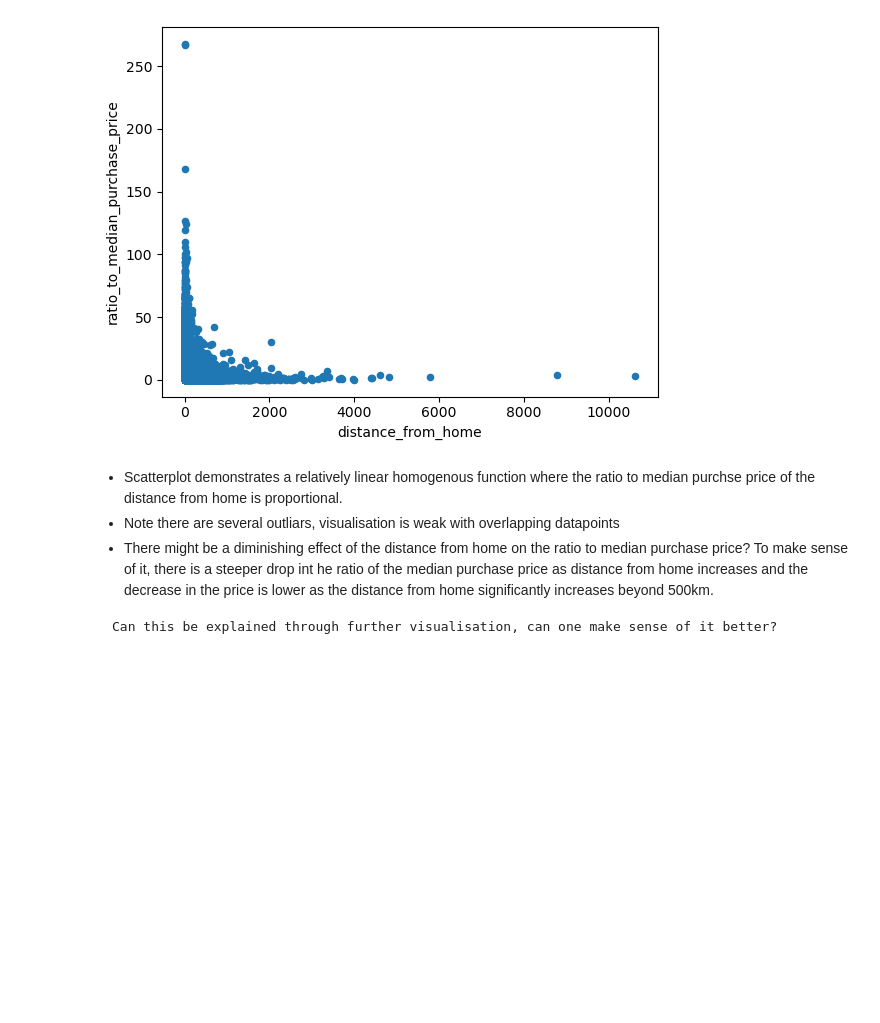
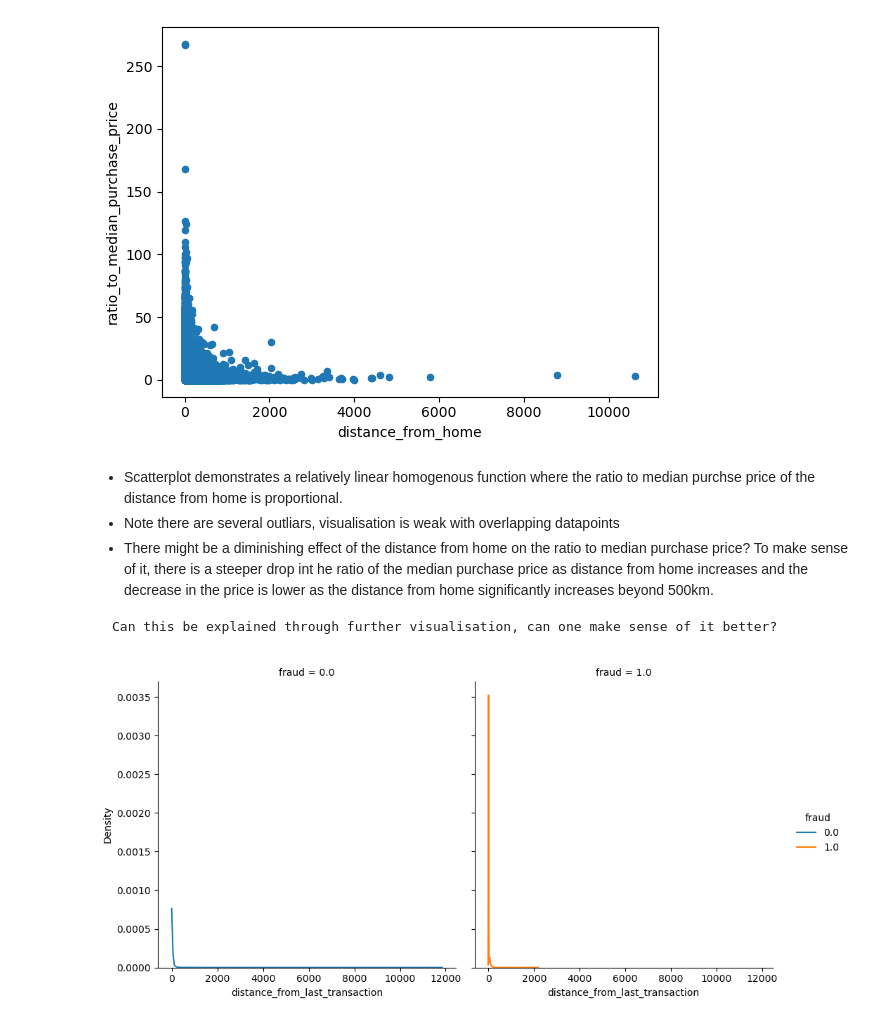
Before and after one commit to KarimKhalil33/CreditCard-Fraud-Data-Analysis, a Jupyter notebook: analysis/analysis1.ipynb, the cells around one changed output. Cells and saved outputs as stored; diff of their text form; code cells hidden in the pictures; blank space fills up the shorter version.

```diff
--- a/analysis/analysis1.ipynb
+++ b/analysis/analysis1.ipynb
@@ -217,4 +215,5 @@ import pandas as pd
 # %%
-fig, ax = plt.subplots(figsize=(10, 10))
-lineplot = sns.lineplot(data=df, x='distance_from_home', y='distance_from_last_transaction', hue='fraud')
-plt.show(lineplot)
+dp = sns.displot(data=df, x="distance_from_last_transaction", hue="fraud", col="fraud", kind="kde")
+plt.show(dp)
+# %% [output]
+[figure, added]
```
Also changed, not shown: parts of 4 cells of this notebook, 1 other file.
